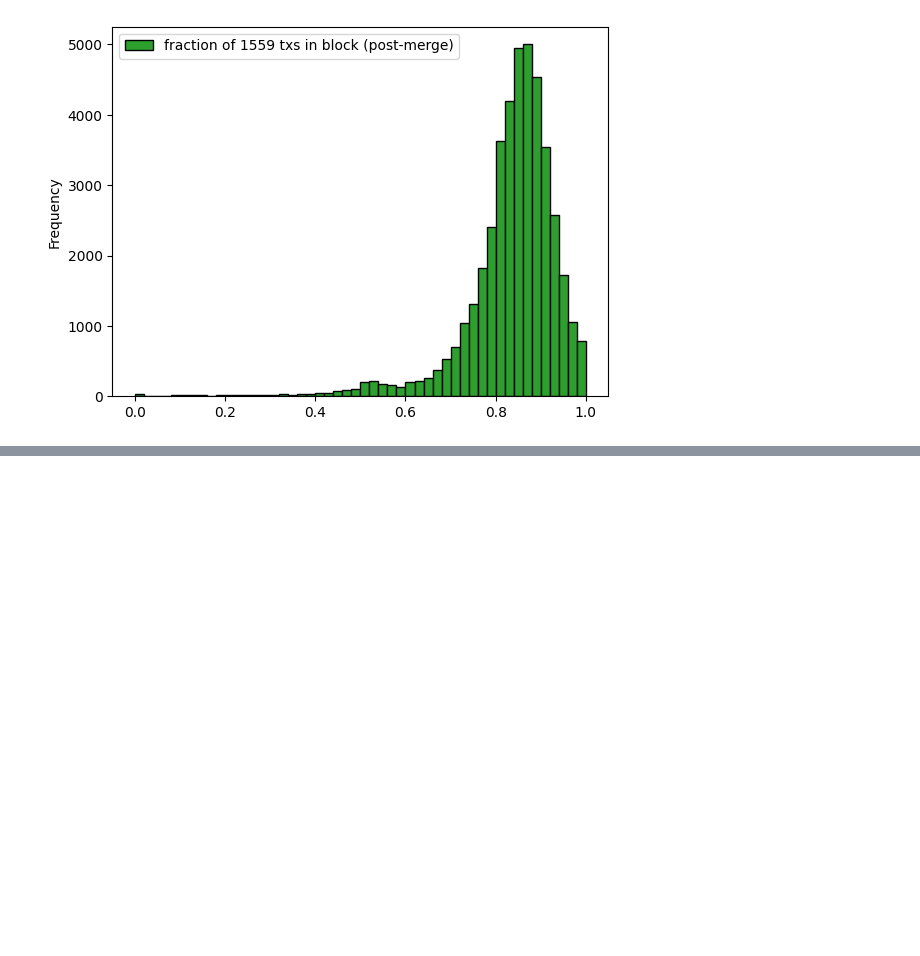
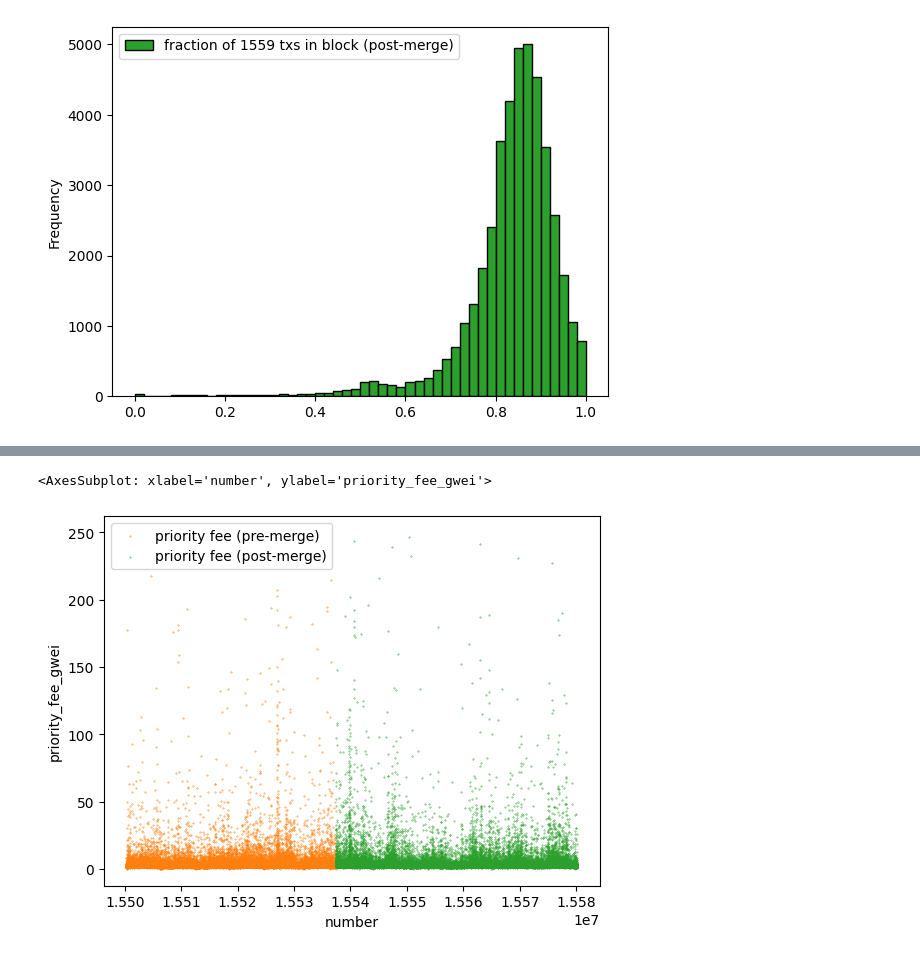
Before and after one commit to fmrmf/merge-challenge, a Jupyter notebook: notebook/transactions.ipynb, the cells around one changed output, grey strips where cells are left out. Cells and saved outputs as stored; diff of their text form; code cells hidden in the pictures; blank space fills up the shorter version.

```diff
--- a/notebook/transactions.ipynb
+++ b/notebook/transactions.ipynb
@@ -297,0 +361,9 @@ qt_grouped_by_type[qt_grouped_by_type['number'] >= merge_block_number].plot(y='t
+# %%
+# ignore the extreme outliers
+#  ... structure of priority fee market looks pretty similar pre v.s. post-merge
+fee_filter_max = 250
+ax = qt_group_by_block_avgs[(qt_group_by_block_avgs["number"] < merge_block_number) & (qt_group_by_block_avgs["priority_fee_gwei"] < fee_filter_max)].plot(x='number', y='priority_fee_gwei', kind='scatter', label='priority fee (pre-merge)', s=0.1, color='C1')
+qt_group_by_block_avgs[(qt_group_by_block_avgs["number"] >= merge_block_number) & (qt_group_by_block_avgs["priority_fee_gwei"] < fee_filter_max)].plot(x='number', y='priority_fee_gwei', kind='scatter', label='priority fee (post-merge)', s=0.1, color='C2', ax=ax)
+# %% [output]
+<AxesSubplot: xlabel='number', ylabel='priority_fee_gwei'>
+[figure, added]
```
Also changed, not shown: parts of 19 cells of this notebook.
